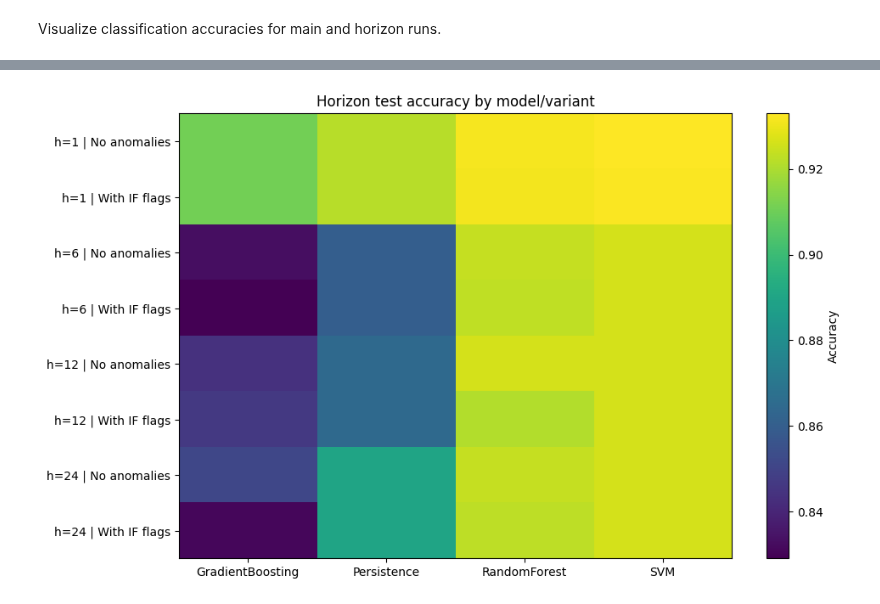
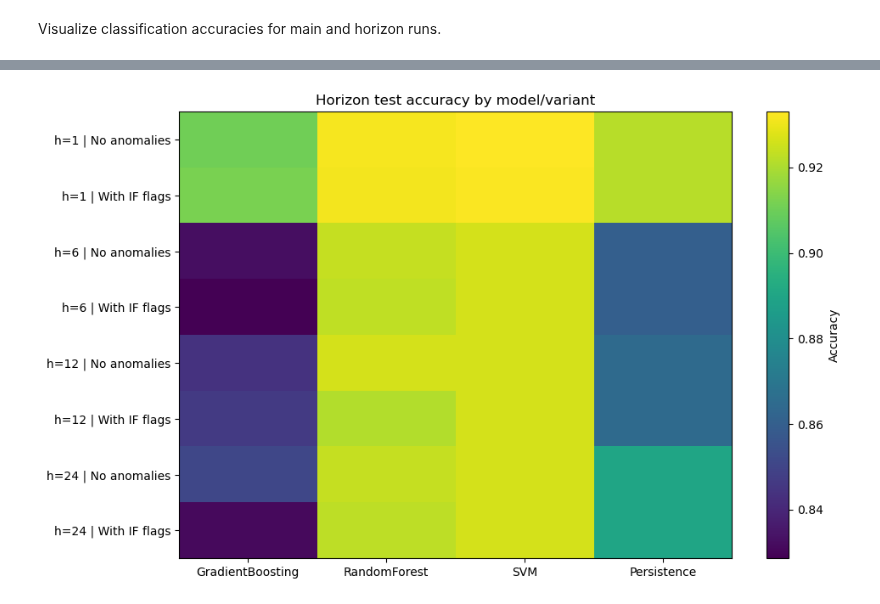
Before and after one commit to bryan890115/comp9417, a Jupyter notebook: 7. Classification Model Development.ipynb, the cells around one changed output, grey strips where cells are left out. Cells and saved outputs as stored; diff of their text form; code cells hidden in the pictures.

```diff
--- a/7. Classification Model Development.ipynb
+++ b/7. Classification Model Development.ipynb
@@ -211,22 +210,100 @@ results_main_df.to_csv(artifacts / 'classification_metrics.csv', index=False)
 cls_results.to_csv(artifacts / 'classification_horizon_metrics.csv', index=False)
 
 # Bar plot for main test accuracy
-main_test = results_main_df[results_main_df['split']=='test']
+main_test = results_main_df[results_main_df['split']=='test'].copy()
+main_test['label'] = main_test['variant'] + '|' + main_test['model']
+ordered_labels = []
+unique_models = main_test['model'].unique()
+
+for m in unique_models:
+    if f'No anomalies|{m}' in main_test['label'].values:
+        ordered_labels.append(f'No anomalies|{m}')
+    if f'With IF flags|{m}' in main_test['label'].values:
+        ordered_labels.append(f'With IF flags|{m}')
+main_test = main_test.set_index('label').loc[ordered_labels].reset_index()
+
 fig, ax = plt.subplots(figsize=(7,4))
-ax.bar(main_test['variant'] + '|' + main_test['model'], main_test['accuracy'])
+ax.bar(main_test['label'], main_test['accuracy'])
+
 ax.set_ylabel('Accuracy (test)')
-ax.set_title('Current-step classification')
+ax.set_title('1h classification')
+ax.set_ylim(0.9, 1.0)
+
 plt.xticks(rotation=30, ha='right')
 plt.tight_layout()
 fig.savefig(fig_dir / 'classification_main_accuracy.png', dpi=150)
 plt.show()
 
+
+# # Heatmap-style plot for horizon accuracies (test)
+# h_test = cls_results[cls_results['split']=='test']
+# pivot = h_test.pivot_table(index=['horizon','variant'], columns='model', values='accuracy')
+
+# # put Persistence last
+# cols = list(pivot.columns)
+# if 'Persistence' in cols:
+#     cols.remove('Persistence')
+#     cols.append('Persistence')
+# pivot = pivot[cols]
+
+
+
+# print('Horizon test accuracies:')
+# print(pivot)
+# fig, ax = plt.subplots(figsize=(10,6))
+# im = ax.imshow(pivot.values, aspect='auto', cmap='viridis')
+# ax.set_yticks(range(pivot.shape[0]))
+# ax.set_yticklabels([f"h={idx[0]} | {idx[1]}" for idx in pivot.index])
+# ax.set_xticks(range(len(pivot.columns)))
+# ax.set_xticklabels(pivot.columns)
+# fig.colorbar(im, ax=ax, label='Accuracy')
+# ax.set_title('Horizon test accuracy by model/variant')
+# plt.tight_layout()
+# fig.savefig(fig_dir / 'classification_horizon_accuracy.png', dpi=150)
+# plt.show()
 # Heatmap-style plot for horizon accuracies (test)
-h_test = cls_results[cls_results['split']=='test']
-pivot = h_test.pivot_table(index=['horizon','variant'], columns='model', values='accuracy')
-print('Horizon test accuracies:')
-print(pivot)
-fig, ax = plt.subplots(figsize=(10,6))
+h_test = cls_results[cls_results['split'] == 'test']
+
+pivot = h_test.pivot_table(index=['horizon', 'variant'],
+                           columns='model',
+                           values='accuracy')
+
+# put Persistence last
+cols = list(pivot.columns)
+if 'Persistence' in cols:
+    cols.remove('Persistence')
+    cols.append('Persistence')
+pivot = pivot[cols]
+
+# -------- 新增：只改表格输出的格式 --------
+# 把 variant 改个短名字，并和 model 拼成列名
+variant_map = {
+    'No anomalies': 'No IF',
+    'With IF flags': 'IF'
+}
+
+h_print = h_test.copy()
+h_print['variant_short'] = h_print['variant'].map(variant_map).fillna(h_print['variant'])
+h_print['col'] = h_print['model'] + ' (' + h_print['variant_short'] + ')'
+
+table = h_print.pivot_table(index='horizon', columns='col', values='accuracy')
+
+# 按你指定的列顺序排列
+desired_cols = [
+    'GradientBoosting (No IF)', 'GradientBoosting (IF)', 'RandomForest (No IF)', 'RandomForest (IF)',
+    'SVM (No IF)', 'SVM (IF)',
+    'Persistence (No IF)', 'Persistence (IF)',
+]
+# 只保留实际存在的列（以防有的模型没跑）
+existing_cols = [c for c in desired_cols if c in table.columns]
+table = table[existing_cols]
+
+print('Horizon test accuracies (reformatted):')
+print(table)
+# -------- 表格部分到此为止 --------
+
+# heatmap 代码保持不变，继续用原来的 pivot
+fig, ax = plt.subplots(figsize=(10, 6))
 im = ax.imshow(pivot.values, aspect='auto', cmap='viridis')
 ax.set_yticks(range(pivot.shape[0]))
 ax.set_yticklabels([f"h={idx[0]} | {idx[1]}" for idx in pivot.index])
@@ -253,4 +336,4 @@ horizon variant
-[figure, old version]
+[figure, new version]
 # %%
 artifacts = Path('artifacts')
 results_main_df.to_csv(artifacts / 'classification_metrics.csv', index=False)
```
Also changed, not shown: parts of 4 cells of this notebook.
